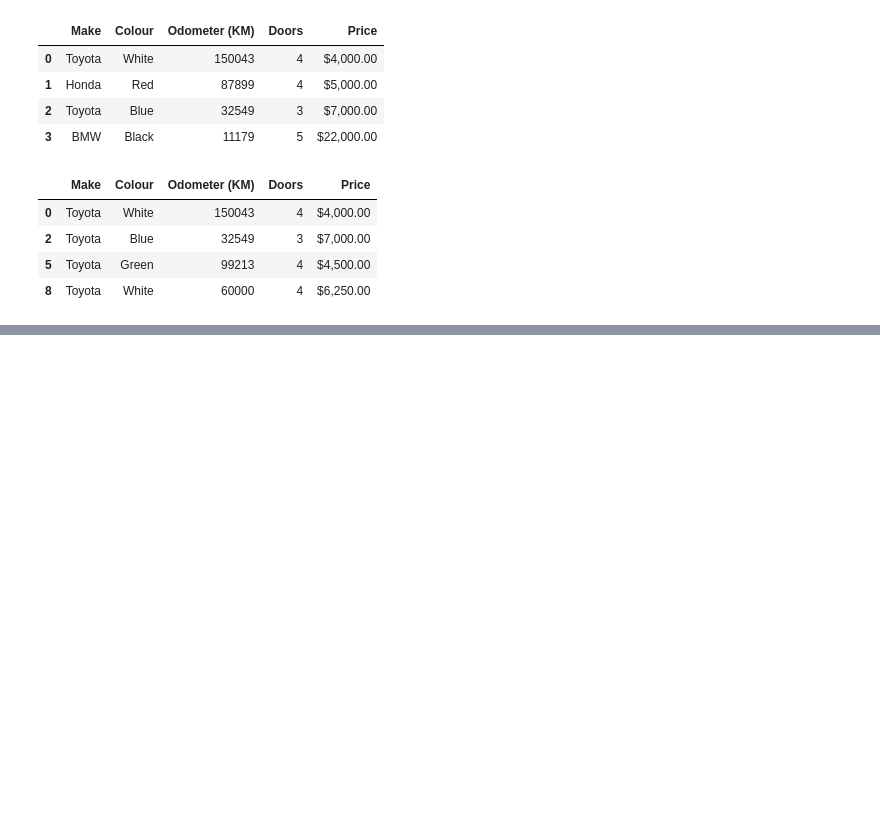
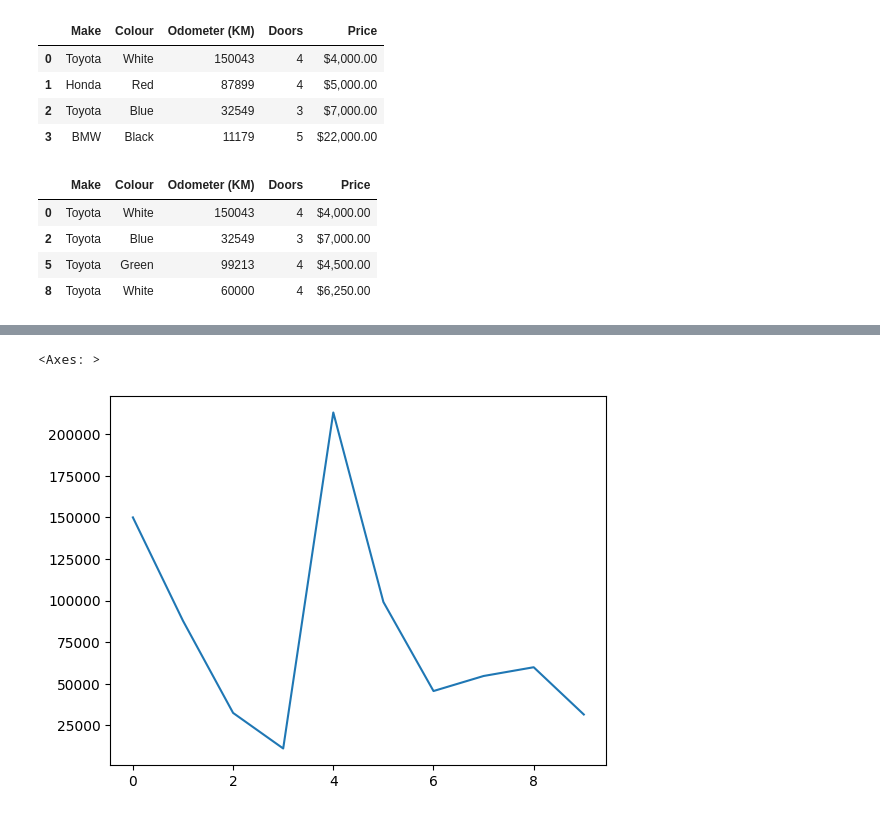
Before and after one commit to carlxxsinenomine/Hands-On-Pandas, a Jupyter notebook: intro-to-pandas.ipynb, the cells around one changed output, grey strips where cells are left out. Cells and saved outputs as stored; diff of their text form; code cells hidden in the pictures; blank space fills up the shorter version.

```diff
--- a/intro-to-pandas.ipynb
+++ b/intro-to-pandas.ipynb
@@ -215,0 +236,5 @@ car_sales[car_sales['Make'] == 'Toyota']
+# %%
+car_sales['Odometer (KM)'].plot()
+# %% [output]
+<Axes: >
+[figure, added]
```
Also changed, not shown: parts of 15 cells of this notebook.
